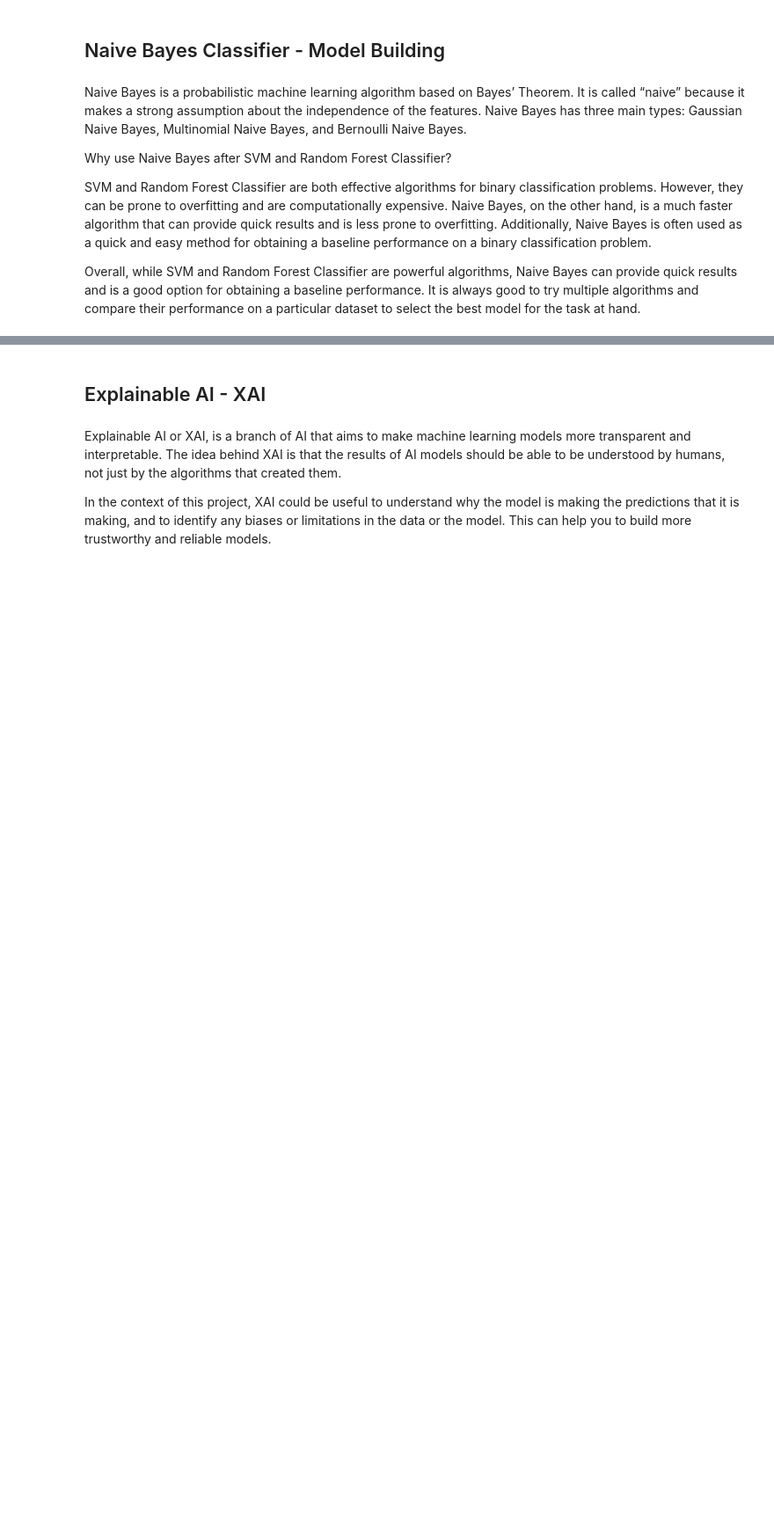
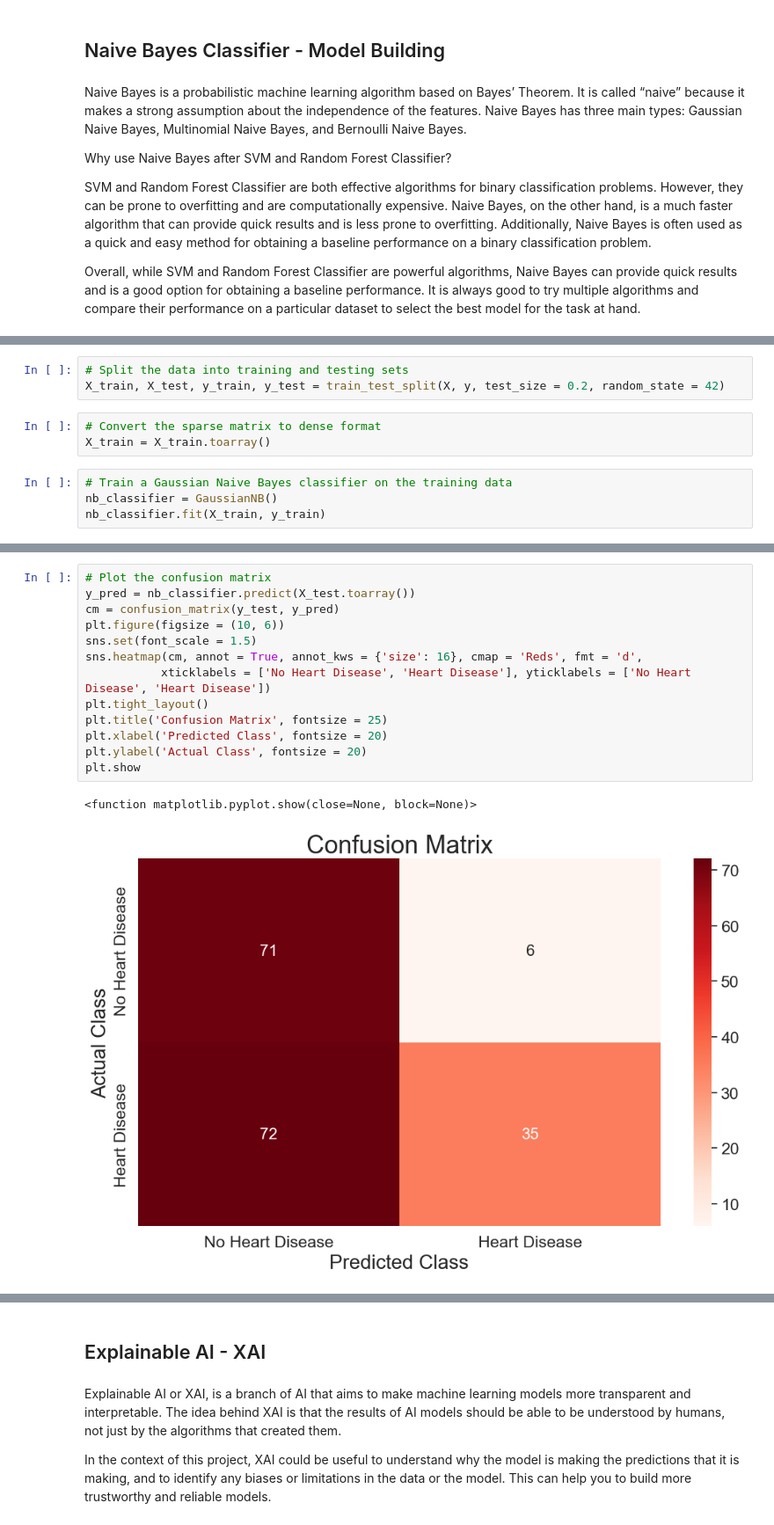
Before and after one commit to Bywani/Heart_Failure_Prediction, a Jupyter notebook: Heart_Failure_Prediction.ipynb, the cells around one changed output, grey strips where cells are left out. Shown at 88% size. Saved outputs shown, nothing was run; the diff lists cells and outputs as text; blank space fills up the shorter version.

Commit message:
Added a Naive Bayes Model

```diff
--- a/Heart_Failure_Prediction.ipynb
+++ b/Heart_Failure_Prediction.ipynb
@@ -386,0 +368,10 @@ param_grid = [
+# %%
+# Split the data into training and testing sets
+X_train, X_test, y_train, y_test = train_test_split(X, y, test_size = 0.2, random_state = 42)
+# %%
+# Convert the sparse matrix to dense format
+X_train = X_train.toarray()
+# %%
+# Train a Gaussian Naive Bayes classifier on the training data
+nb_classifier = GaussianNB()
+nb_classifier.fit(X_train, y_train)
@@ -386,0 +401,16 @@ param_grid = [
+# %%
+# Plot the confusion matrix
+y_pred = nb_classifier.predict(X_test.toarray())
+cm = confusion_matrix(y_test, y_pred)
+plt.figure(figsize = (10, 6))
+sns.set(font_scale = 1.5)
+sns.heatmap(cm, annot = True, annot_kws = {'size': 16}, cmap = 'Reds', fmt = 'd',
+           xticklabels = ['No Heart Disease', 'Heart Disease'], yticklabels = ['No Heart Disease', 'Heart Disease'])
+plt.tight_layout()
+plt.title('Confusion Matrix', fontsize = 25)
+plt.xlabel('Predicted Class', fontsize = 20)
+plt.ylabel('Actual Class', fontsize = 20)
+plt.show
+# %% [output]
+<function matplotlib.pyplot.show(close=None, block=None)>
+[figure, added]
```
Also changed, not shown: parts of 10 cells of this notebook.
